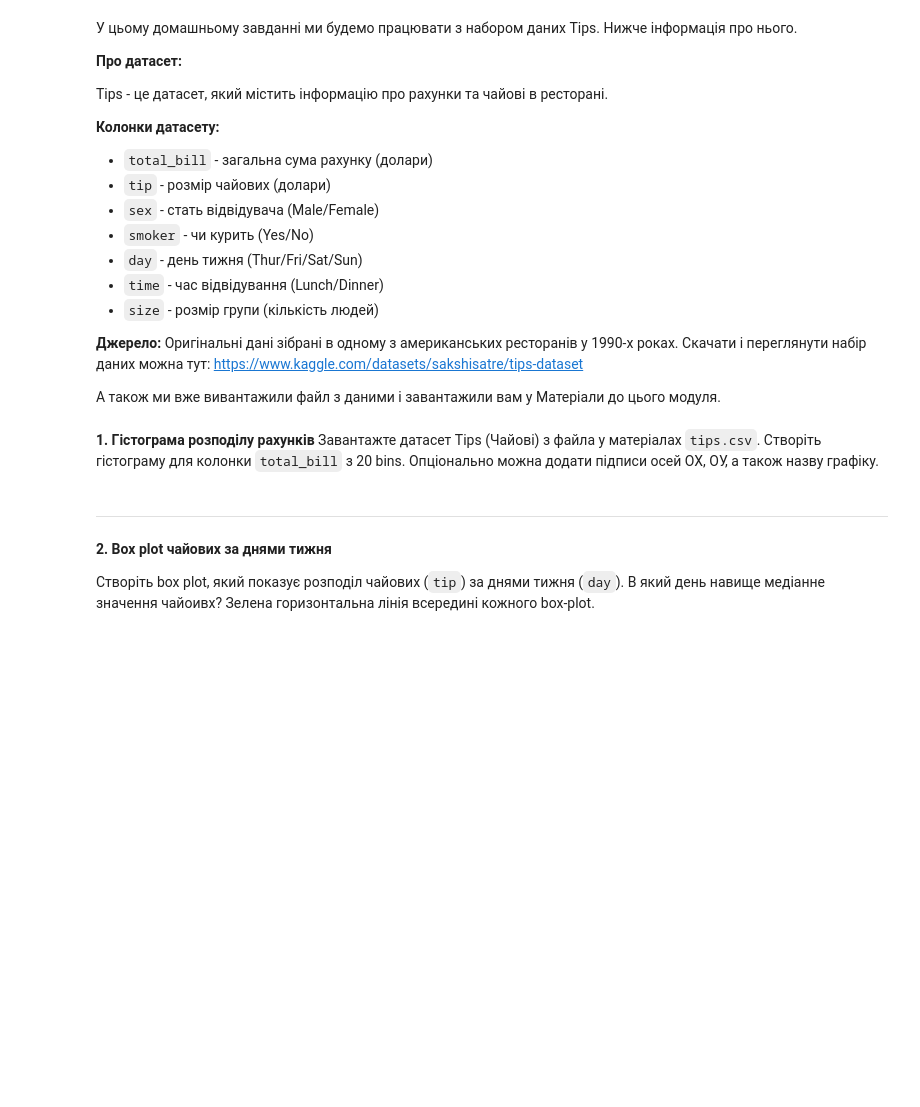
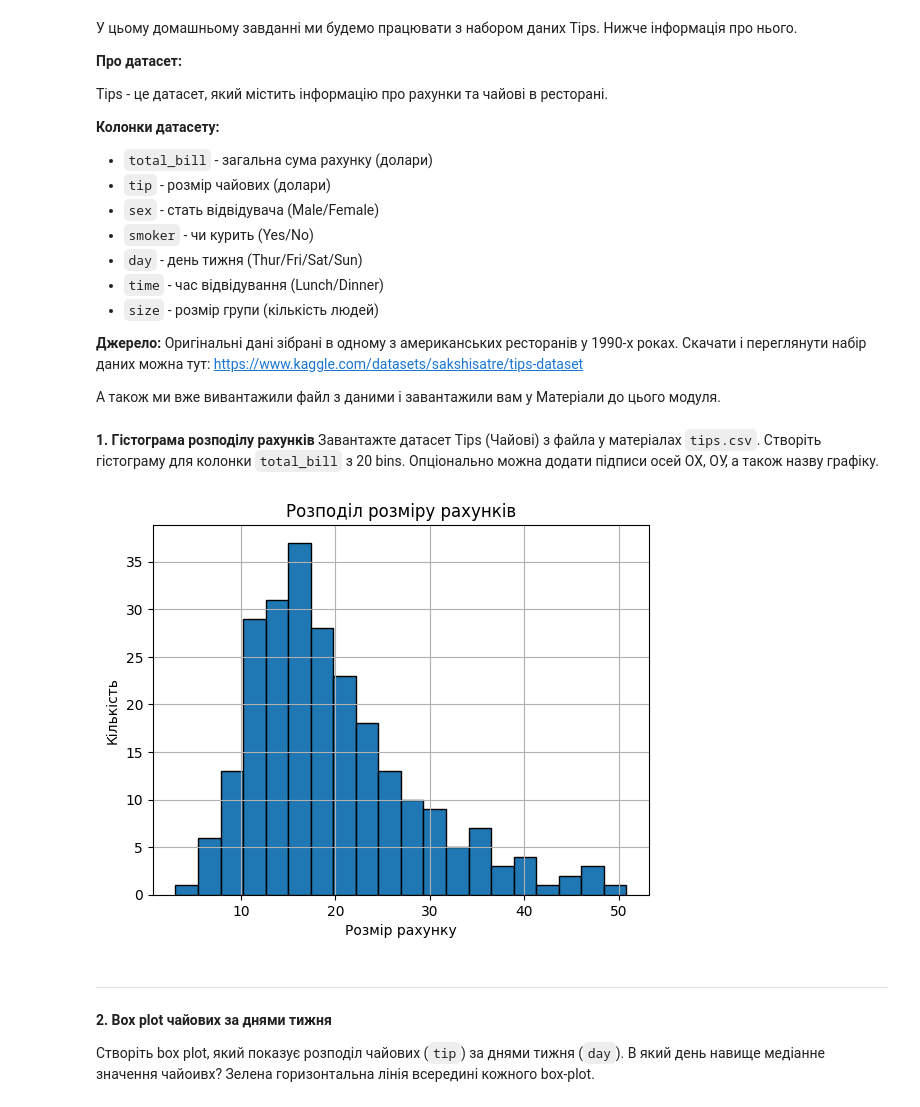
Before and after one commit to timapasechnik/ml_basic, a Jupyter notebook: HW9_Data_Visualization.ipynb, the cells around one changed output. Drawn from its saved outputs; the diff is of its cells as text; code cells hidden in the pictures; blank space fills up the shorter version.

```diff
--- a/HW9_Data_Visualization.ipynb
+++ b/HW9_Data_Visualization.ipynb
@@ -27,6 +27,18 @@ Tips - це датасет, який містить інформацію про
 Завантажте датасет Tips (Чайові) з файла у матеріалах `tips.csv`.
 Створіть гістограму для колонки `total_bill` з 20 bins.
 Опціонально можна додати підписи осей ОХ, ОУ, а також назву графіку.
+# %%
+import matplotlib.pyplot as plt
+import pandas as pd
+
+# Завантаження датасету Tips (Чайові) з CSV
+df = pd.read_csv('tip.csv')
+df.total_bill.hist(bins = 20, edgecolor='black');
+plt.title('Розподіл розміру рахунків')
+plt.xlabel('Розмір рахунку')
+plt.ylabel('Кількість');
+# %% [output]
+[figure, added]
 # %% [markdown]
 ---
 
```
Also changed, not shown: parts of 4 cells of this notebook.
